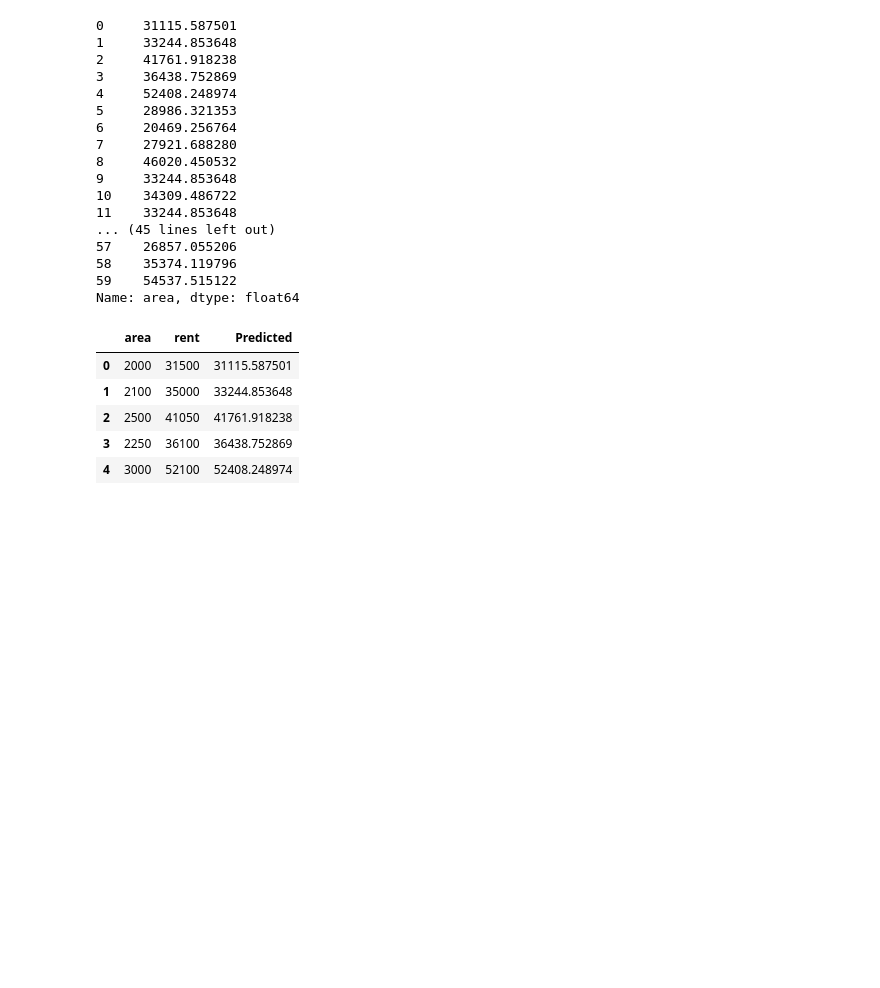
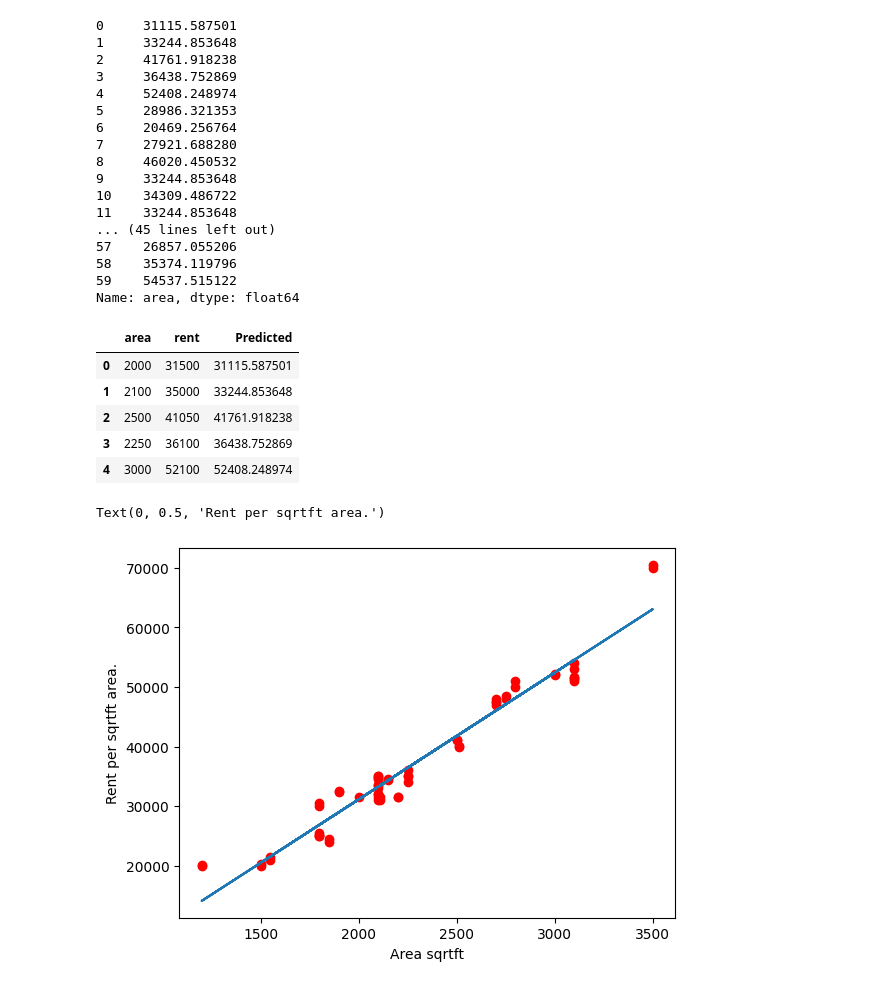
Before and after one commit to subenakhatun/Professional-Certificate-in-Python-for-Machine-Learning-and-Data-Science, a Jupyter notebook: MachineLearning/dhakarentLinearRegression.ipynb, the cells around one changed output. Saved outputs shown, nothing was run; the diff lists cells and outputs as text; code cells hidden in the pictures; blank space fills up the shorter version.

Commit message:
show predited line

```diff
--- a/MachineLearning/dhakarentLinearRegression.ipynb
+++ b/MachineLearning/dhakarentLinearRegression.ipynb
@@ -110,3 +110,12 @@ df.head()
 | 2 | 2500 | 41050 | 41761.918238 |
 | 3 | 2250 | 36100 | 36438.752869 |
 | 4 | 3000 | 52100 | 52408.248974 |
+# %%
+# now show data with predicted
+plt.plot(x,predicted)
+plt.scatter(x,y, color="red")
+plt.xlabel("Area sqrtft")
+plt.ylabel("Rent per sqrtft area.")
+# %% [output]
+Text(0, 0.5, 'Rent per sqrtft area.')
+[figure, added]
```
